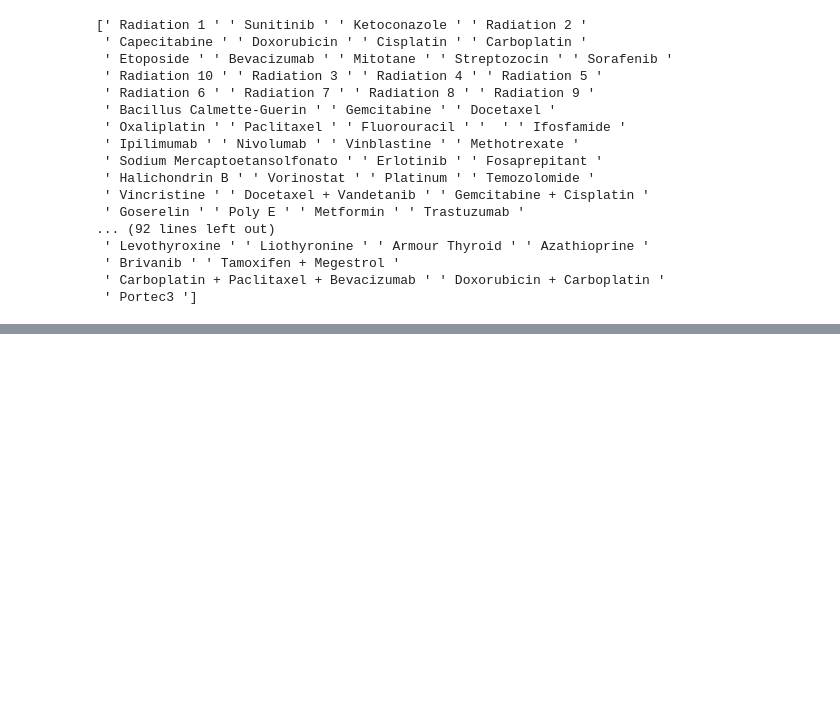
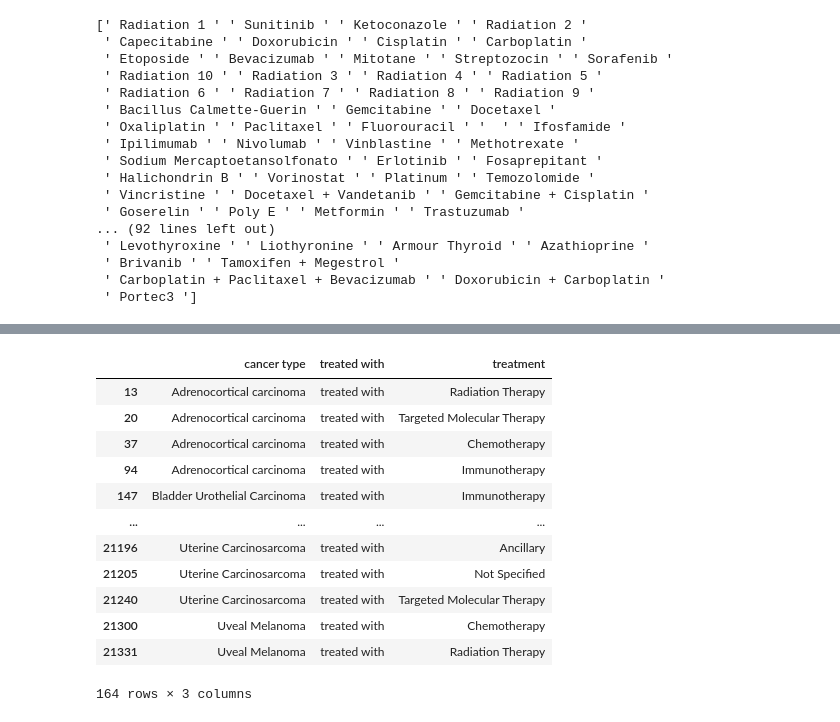
Before and after one commit to buzgalbraith/KnowledgeGraphEmbedding, a Jupyter notebook: codes/triplet generation/generate_cancer_gene_drugs_triplets.ipynb, the cells around one changed output, grey strips where cells are left out. Drawn from its saved outputs; the diff is of its cells as text; code cells hidden in the pictures; blank space fills up the shorter version.

```diff
--- a/codes/triplet generation/generate_cancer_gene_drugs_triplets.ipynb
+++ b/codes/triplet generation/generate_cancer_gene_drugs_triplets.ipynb
@@ -202,0 +227,23 @@ cancer_treatment
+# %%
+column_to_move = cancer_treat.pop('treated with')
+
+# Insert the column at the desired location (0-indexed)
+cancer_treat.insert(loc=1, column='treated with', value=column_to_move)
+# %%
+cancer_treat = cancer_treat.drop(columns=['drugs']).dropna(subset=['treatment']).drop_duplicates()
+# %%
+cancer_treat
+# %% [output]
+|  | cancer type | treated with | treatment |
+| 13 | Adrenocortical carcinoma | treated with | Radiation Therapy |
+| 20 | Adrenocortical carcinoma | treated with | Targeted Molecular Therapy |
+| 37 | Adrenocortical carcinoma | treated with | Chemotherapy |
+| 94 | Adrenocortical carcinoma | treated with | Immunotherapy |
+| 147 | Bladder Urothelial Carcinoma | treated with | Immunotherapy |
+| ... | ... | ... | ... |
+| 21196 | Uterine Carcinosarcoma | treated with | Ancillary |
+| 21205 | Uterine Carcinosarcoma | treated with | Not Specified |
+| 21240 | Uterine Carcinosarcoma | treated with | Targeted Molecular Therapy |
+| 21300 | Uveal Melanoma | treated with | Chemotherapy |
+| 21331 | Uveal Melanoma | treated with | Radiation Therapy |
+164 rows × 3 columns
```
Also changed, not shown: parts of 19 cells of this notebook, 3 other files.
